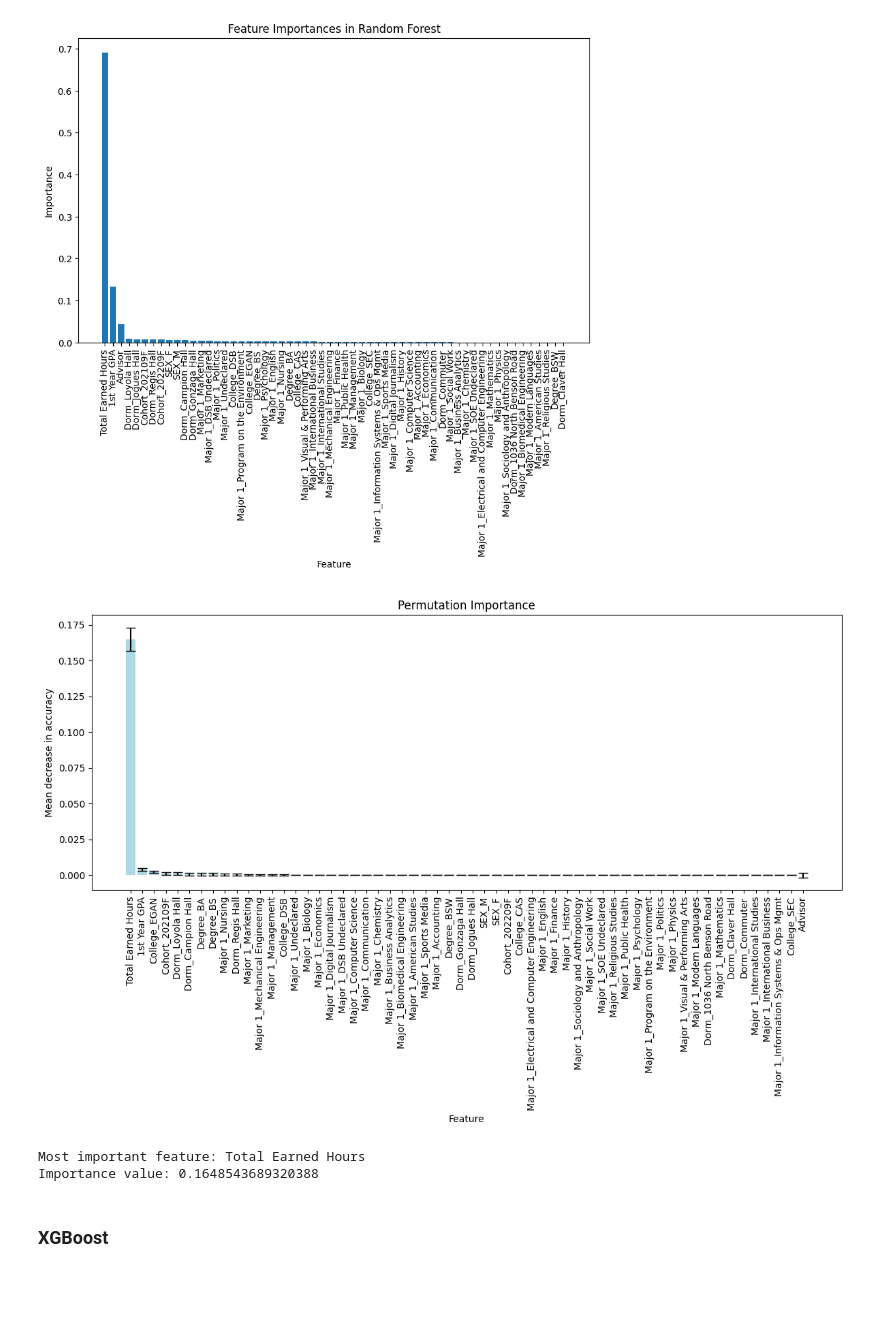
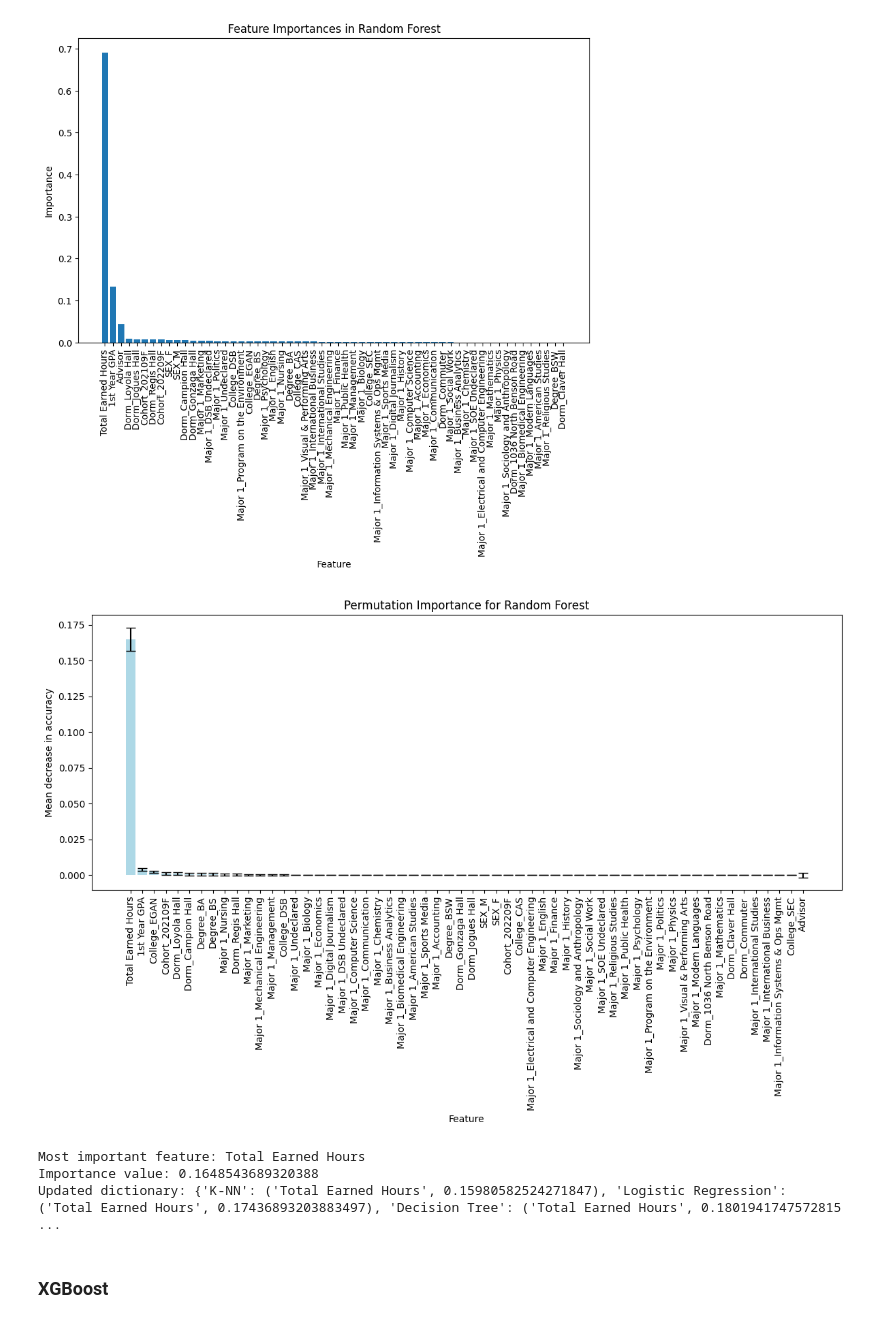
Before and after one commit to kflemming30/Student-Drop-Out-Prediction, a Jupyter notebook: DropOutAnalysis.ipynb, the cells around one changed output. Drawn from its saved outputs; the diff is of its cells as text; code cells hidden in the pictures; blank space fills up the shorter version.

Commit message:
remove features and re train

```diff
--- a/DropOutAnalysis.ipynb
+++ b/DropOutAnalysis.ipynb
@@ -365,14 +372,5 @@ X_train.shape, y_train.shape, X_test.shape, y_test.shape
 # %%
 from sklearn import metrics
-
-cv = 5
-summary = dict()
-
-important_features = dict()
-
-important_features_permutation = dict()
-
-
 
 def train_test2(X_train, X_test, y_train, y_test, param_grid, clf):
     clf.fit(X_train, y_train)
@@ -414,14 +412,18 @@ def train_test2(X_train, X_test, y_train, y_test, param_grid, clf):
 
     return clf, test_score
 
-def calculate_permutation_importance(model, X_test, y_test, feature_names=None, n_repeats=10, random_state=42):
+def calculate_permutation_importance(model, X_test, y_test, model_name, important_features_permutation,
+                                     feature_names=None, n_repeats=10, random_state=42):
     """
-    Calculates and plots the permutation importance of features for a given model.
+    Calculates and plots the permutation importance of features for a given model and updates a dictionary with
+    the most important feature for that model.
 
     Parameters:
     - model: The trained model (must support predict() method).
     - X_test: The test set features.
     - y_test: The test set labels.
+    - model_name: The name of the model, used as a key in the dictionary.
+    - important_features_permutation: Dictionary to store the most important feature per model.
     - feature_names: List of feature names. If None, default names will be created.
     - n_repeats: Number of times to permute a feature.
     - random_state: Seed for the random number generator.
@@ -447,7 +449,7 @@ def calculate_permutation_importance(model, X_test, y_test, feature_names=None,
     plt.xticks(range(len(importances)), sorted_feature_names, rotation=90)
     plt.xlabel('Feature')
     plt.ylabel('Mean decrease in accuracy')
-    plt.title('Permutation Importance')
+    plt.title('Permutation Importance for ' + model_name)
     plt.tight_layout()
     plt.show()
 
@@ -456,8 +458,8 @@ def calculate_permutation_importance(model, X_test, y_test, feature_names=None,
     most_important_feature = feature_names[max_index]
     most_important_value = importances[max_index]
 
-    important_features_permutation[model.__class__.__name__] = (most_important_feature, most_important_value)
-
+    # Update dictionary with most important feature
+    important_features_permutation[model_name] = (most_important_feature, most_important_value)
 
     return most_important_feature, most_important_value
 # %%
@@ -644,14 +635,11 @@ Importance value: 0.1801941747572815
 # %% [markdown]
 ### Random Forest
 # %%
-param_grid = [
-    {"n_estimators": [1, 3, 10, 30, 100, 300, 1000], "max_depth": [1, 3, 10, None]}
-]
+param_grid = [{"n_estimators": [1, 3, 10, 30, 100, 300, 1000], "max_depth": [1, 3, 10, None]}]
+
 from sklearn.ensemble import RandomForestClassifier
-# Setup GridSearchCV
+
 rfc = GridSearchCV(RandomForestClassifier(random_state=0), param_grid, cv=cv)
-
-# Assuming the existence of a train_test2 function that trains the model and returns the model and score
 rfc, score = train_test2(X_train, X_test, y_train, y_test, param_grid, rfc)
 summary["Random Forest"] = score
 # %% [output]
@@ -699,13 +687,15 @@ important_features['Random Forest'] = (most_important_feature, most_important_va
 # %% [output]
 [figure]
 # %%
-important_feature, importance_value = calculate_permutation_importance(rfc, X_test, y_test)
+important_feature, importance_value = calculate_permutation_importance(rfc, X_test, y_test, 'Random Forest', important_features_permutation)
 print("Most important feature:", important_feature)
 print("Importance value:", importance_value)
+print("Updated dictionary:", important_features_permutation)
 # %% [output]
-[figure, old version]
+[figure, new version]
 Most important feature: Total Earned Hours
 Importance value: 0.1648543689320388
+Updated dictionary: {'K-NN': ('Total Earned Hours', 0.15980582524271847), 'Logistic Regression': ('Total Earned Hours', 0.17436893203883497), 'Decision Tree': ('Total Earned Hours', 0.1801941747572815 ...
 # %% [markdown]
 ### XGBoost
 # %%
```
Also changed, not shown: parts of 23 cells of this notebook.
